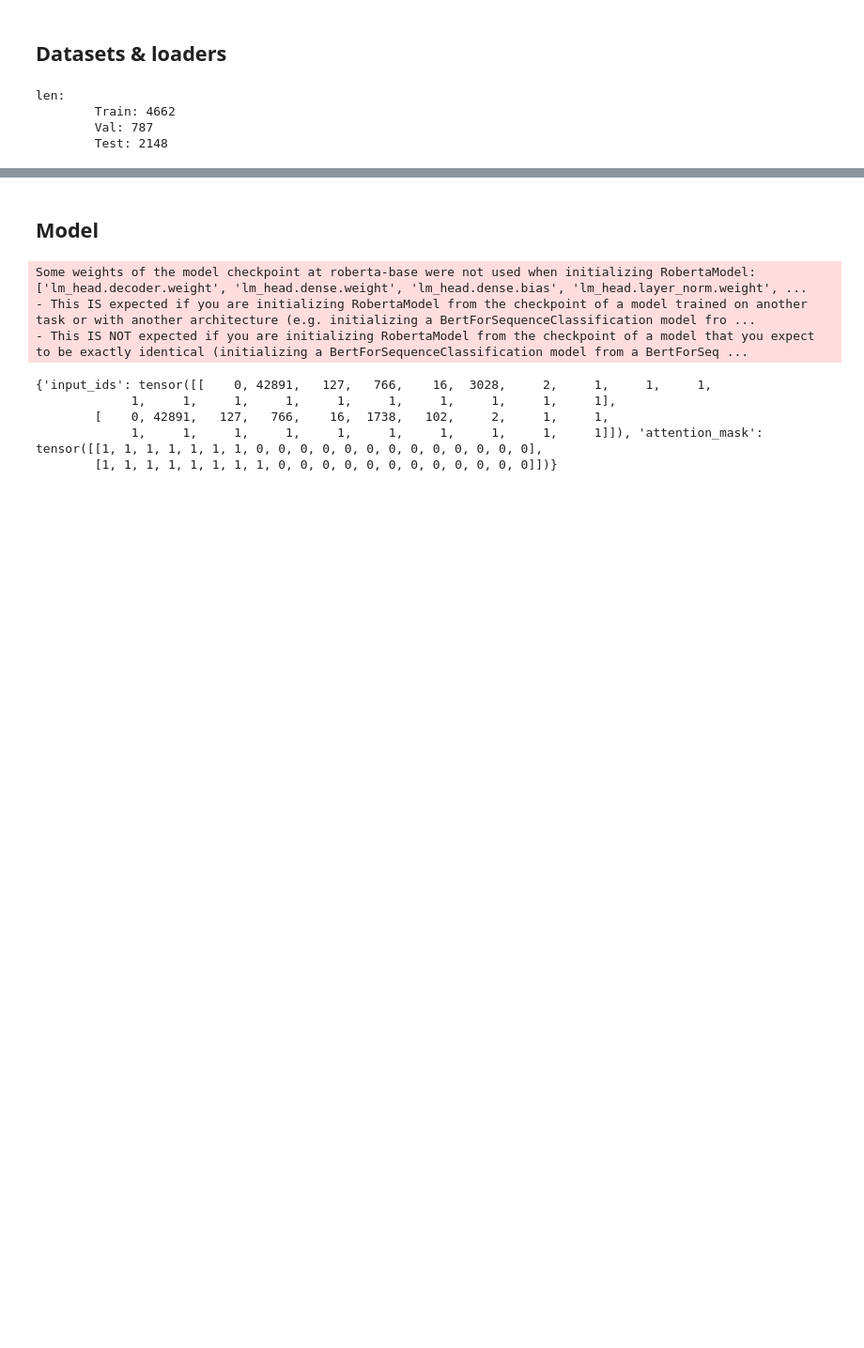
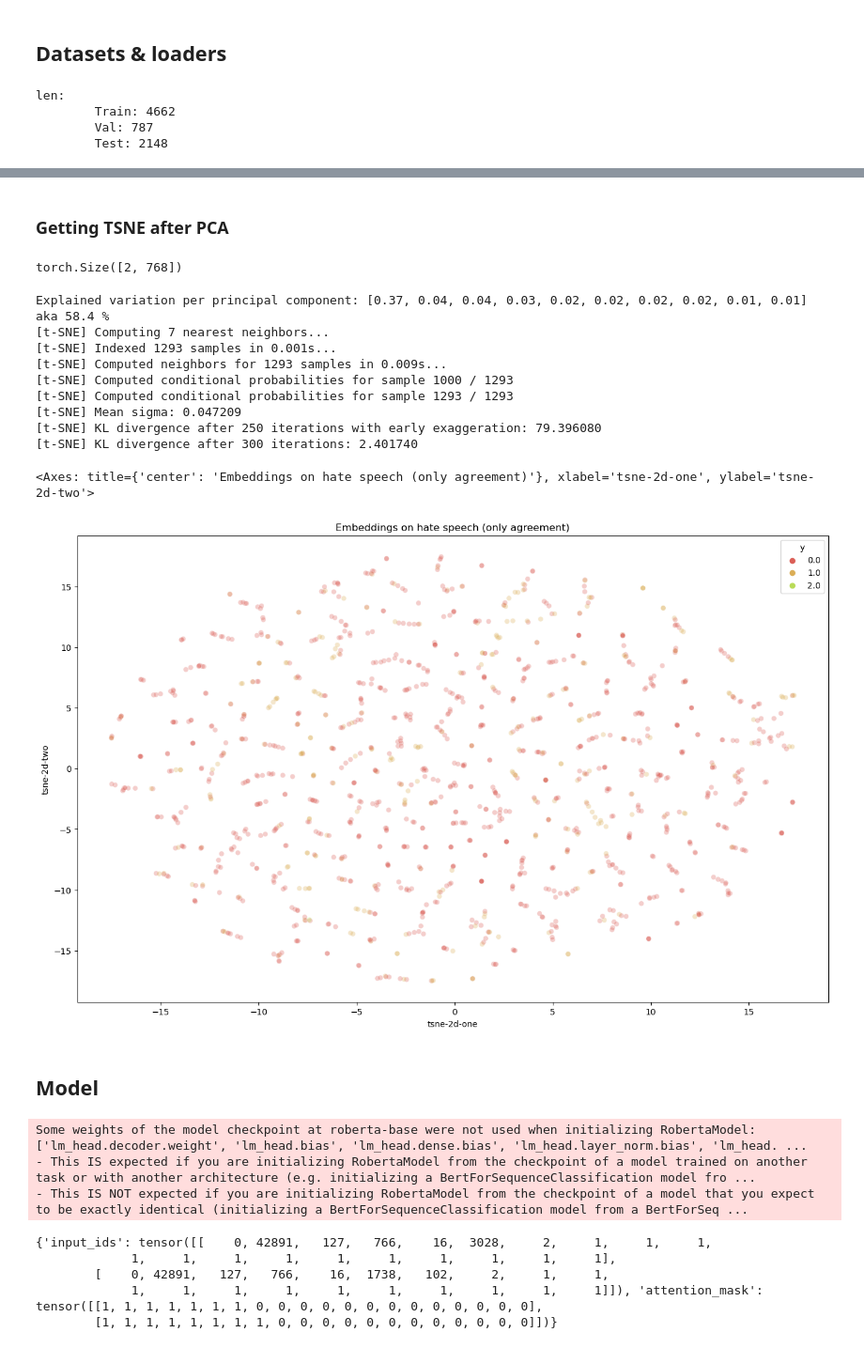
Before and after one commit to DanielSc4/Approach-LWD, a Jupyter notebook: src/bert-like_test.ipynb, the cells around one changed output, grey strips where cells are left out. Shown at 94% size. Saved outputs shown, nothing was run; the diff lists cells and outputs as text; code cells hidden in the pictures; blank space fills up the shorter version.

```diff
--- a/src/bert-like_test.ipynb
+++ b/src/bert-like_test.ipynb
@@ -25,7 +25,7 @@ import matplotlib.pyplot as plt
 # models_name = 'bert-base-uncased'
 ### RoBERTa
 model_name = 'roberta-base'
-torch_dtype = torch.bfloat16
+torch_dtype = torch.float32
 # %%
 # selecting device based on whats available
 device = ''
@@ -162,0 +193,11 @@ trainer.train()
+# %% [markdown]
+### Getting TSNE after PCA
+# %%
+# get tokenized test dataset
+input_ids = tokenizer(['example', 'sentence'], padding = 'max_length', max_length = 40, return_tensors='pt')
+# get embedding(s)
+outputs = model.roberta(**input_ids, output_hidden_states = True)
+# get fine-tuned embedding(s)
+outputs[0][:, 0, :]       # take <s> token (equiv. to [CLS])
+# %% [output]
+torch.Size([2, 768])
@@ -163,3 +224,68 @@ trainer.train()
+# %%
+#### Get additional embedding from disagreement
+# select a row where there is disagreement
+tmp_df = df[df['soft_label'] == "{'0': 0.6000000000000001, '1': 0.4}"]
+tmp_df[tmp_df['split'] == 'test'].iloc[0]
+# get the embedding
+input_disagreement = (tokenizer(tmp_df[tmp_df['split'] == 'test'].iloc[0]['text'], padding="max_length", max_length = 2, truncation=True, return_tensors='pt'), torch.tensor([2.0]))
+
+disa_emb_pca, disa_lbl_pca = get_emb([input_disagreement])
+disa_emb_pca = disa_emb_pca[0]
+disa_lbl_pca = disa_lbl_pca[0]
+
+# append to the end of all embeddings with its label
+embeddings_for_pca.append(disa_emb_pca)
+labels_for_pca.append(disa_lbl_pca)
+# %%
+from sklearn.decomposition import PCA
+pca = PCA(n_components = 10)
+pca_result = pca.fit_transform(embeddings_for_pca)
+
+print('Explained variation per principal component: {}'.format([round(ele, 2) for ele in pca.explained_variance_ratio_]))
+print(f'aka {round(sum(pca.explained_variance_ratio_), 3) * 100} %')
+
+
+# TSNE on
+from sklearn.manifold import TSNE
+
+tsne = TSNE(n_components = 2, verbose = 1, perplexity = 2, n_iter = 300)
+tsne_results = tsne.fit_transform(np.array(pca_result))
+
+one_dim = tsne_results[:,0]
+two_dim = tsne_results[:,1]
+
+data_tsne = pd.DataFrame.from_dict({
+    'tsne-2d-one': one_dim,
+    'tsne-2d-two': two_dim,
+    'y': labels_for_pca,
+})
+
+
+import seaborn as sns
+
+plt.figure(figsize=(16,10))
+plt.title('Embeddings on hate speech (only agreement)')
+sns.scatterplot(
+    x="tsne-2d-one", y="tsne-2d-two",
+    hue="y",
+    palette=sns.color_palette("hls", 10),
+    data = data_tsne,
+    legend="full",
+    alpha=0.3
+)
+# %% [output]
+Explained variation per principal component: [0.37, 0.04, 0.04, 0.03, 0.02, 0.02, 0.02, 0.02, 0.01, 0.01]
+aka 58.4 %
+[t-SNE] Computing 7 nearest neighbors...
+[t-SNE] Indexed 1293 samples in 0.001s...
+[t-SNE] Computed neighbors for 1293 samples in 0.009s...
+[t-SNE] Computed conditional probabilities for sample 1000 / 1293
+[t-SNE] Computed conditional probabilities for sample 1293 / 1293
+[t-SNE] Mean sigma: 0.047209
+[t-SNE] KL divergence after 250 iterations with early exaggeration: 79.396080
+[t-SNE] KL divergence after 300 iterations: 2.401740
+<Axes: title={'center': 'Embeddings on hate speech (only agreement)'}, xlabel='tsne-2d-one', ylabel='tsne-2d-two'>
+[figure, added]
 # %% [markdown]
 ## Model
 # %%
@@ -168,7 +294,7 @@ from models.TransformerBinaryClassifier import TransformerBinaryClassifier
 from transformers import AutoModel
 transformer_model = AutoModel.from_pretrained(model_name, torch_dtype = torch_dtype)
 # %% [output]
-Some weights of the model checkpoint at roberta-base were not used when initializing RobertaModel: ['lm_head.decoder.weight', 'lm_head.dense.weight', 'lm_head.dense.bias', 'lm_head.layer_norm.weight', ...
+Some weights of the model checkpoint at roberta-base were not used when initializing RobertaModel: ['lm_head.decoder.weight', 'lm_head.bias', 'lm_head.dense.bias', 'lm_head.layer_norm.bias', 'lm_head. ...
 - This IS expected if you are initializing RobertaModel from the checkpoint of a model trained on another task or with another architecture (e.g. initializing a BertForSequenceClassification model fro ...
 - This IS NOT expected if you are initializing RobertaModel from the checkpoint of a model that you expect to be exactly identical (initializing a BertForSequenceClassification model from a BertForSeq ...
 # %%
```
Also changed, not shown: parts of 19 cells of this notebook.
